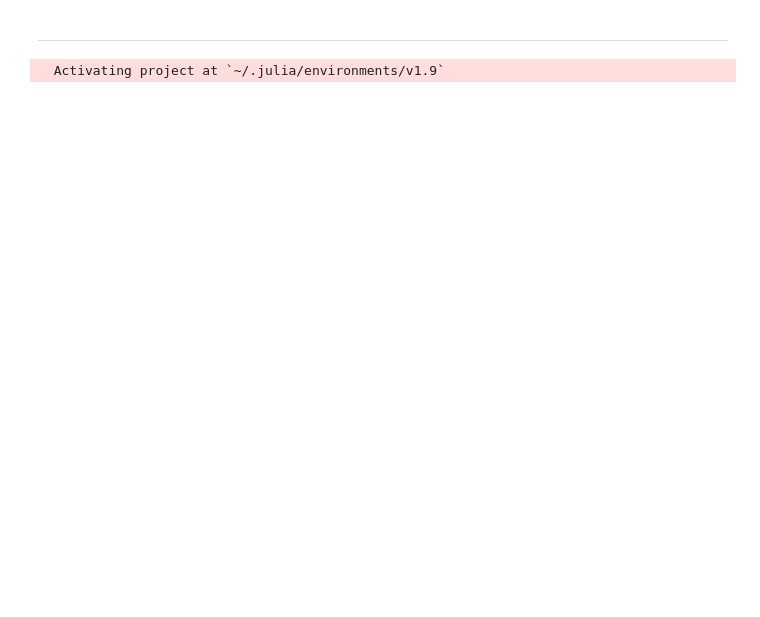
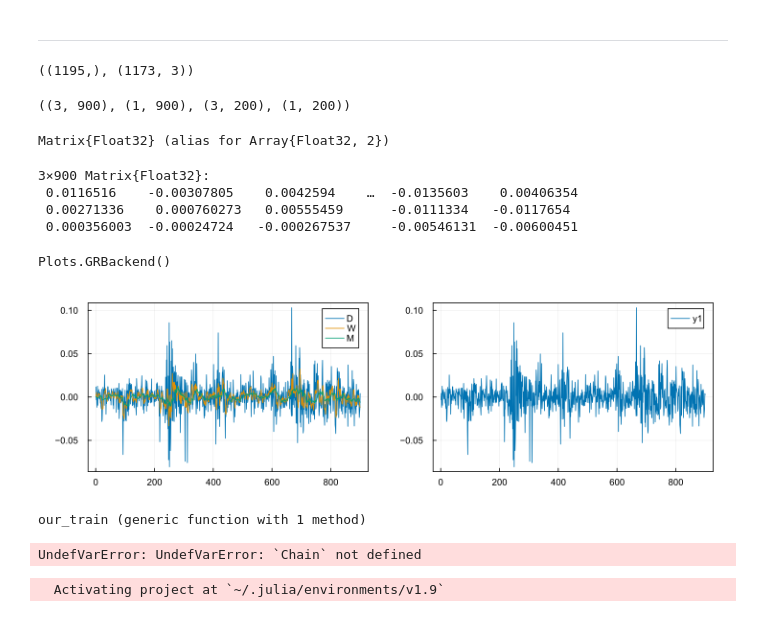
Before and after one commit to S-Belon/fin_econometrics_II_project_1, a Jupyter notebook: project1.ipynb, the cells around one changed output. Saved outputs shown, nothing was run; the diff lists cells and outputs as text; code cells hidden in the pictures; blank space fills up the shorter version.

```diff
--- a/project1.ipynb
+++ b/project1.ipynb
@@ -503,3 +530,83 @@ UndefVarError: UndefVarError: `HAR` not defined
+# %%
+size(returns), size(predictors)
+# %% [output]
+((1195,), (1173, 3))
+# %%
+xtrain = predictors[1:900,:] |> permutedims .|> Float32
+ytrain = returns[23:922] |> permutedims .|> Float32
+xvalid = predictors[901:1100,:] |> permutedims .|> Float32
+yvalid = returns[923:1122] |> permutedims .|> Float32;
+# %%
+size(xtrain), size(ytrain), size(xvalid), size(yvalid)
+# %% [output]
+((3, 900), (1, 900), (3, 200), (1, 200))
+# %%
+typeof(xtrain)
+# %% [output]
+Matrix{Float32} (alias for Array{Float32, 2})
+# %%
+xtrain
+# %% [output]
+3×900 Matrix{Float32}:
+ 0.0116516    -0.00307805    0.0042594    …  -0.0135603    0.00406354
+ 0.00271336    0.000760273   0.00555459      -0.0111334   -0.0117654
+ 0.000356003  -0.00024724   -0.000267537     -0.00546131  -0.00600451
+# %%
+using Plots
+using Plots.Measures
+gr(; fmt = "svg", dpi=72, fontfamily="Arial", framestyle=:box, size=(500 * 1.618, 500), thickness_scaling = 1.1, palette=:seaborn_colorblind, margin=3mm)
+# %% [output]
+Plots.GRBackend()
+# %%
+plot(plot(xtrain', labels=["D" "W" "M"]), plot(ytrain'), size=(1000,300))
+# %% [output]
+[figure, added]
+# %%
+function our_train(x_train, y_train, x_valid, y_valid; nodes=[5,2], eta=0.001, n_epochs=100)
+    # _ data
+    # xtrain (3, T)
+    # ytrain (1, T)
+
+    # _ model
+    neural_net = Chain(
+                        Dense(size(x_train,1),  nodes[1]),
+                        Dense(nodes[1], nodes[2]),
+                        Dense(nodes[2], size(y_train,1)),
+    )
+
+    # _ loss
+    loss(x, y) = Flux.Losses.mse(neural_net(x), y)
+
+    # _ optimization
+    opt = Descent(eta)
+    # _ opt = ADAM(eta)
+
+    # _ params
+    my_params = Flux.params(neural_net)
+    orig_params = deepcopy(my_params)
+
+    # _ reporting
+    losses_train = []
+    losses_valid = []
+
+    # _ Train loop over the data
+    for epoch in 1:n_epochs
+        # training
+        Flux.train!(loss, my_params, [(x_train, y_train)], opt)
+        # reporting
+        push!(losses_train, loss(x_train, y_train))
+        push!(losses_valid, loss(x_valid, y_valid))
+        epoch % 20 == 0 ? println("Epoch $epoch \t Loss: ", losses_train[end], " \t Test: ", losses_valid[end]) : nothing
+    end
+
+    return neural_net, losses_train, losses_valid
+end
+# %% [output]
+our_train (generic function with 1 method)
+# %%
+model_trained0, losses01, losses02 = our_train(xtrain, ytrain, xvalid, yvalid; nodes=[50,50], eta=0.001, n_epochs=100);
+# %% [output]
+UndefVarError: UndefVarError: `Chain` not defined
 # %%
 Pkg.activate()
 # %% [output]
```
Also changed, not shown: parts of 30 cells of this notebook, 2 other files.
